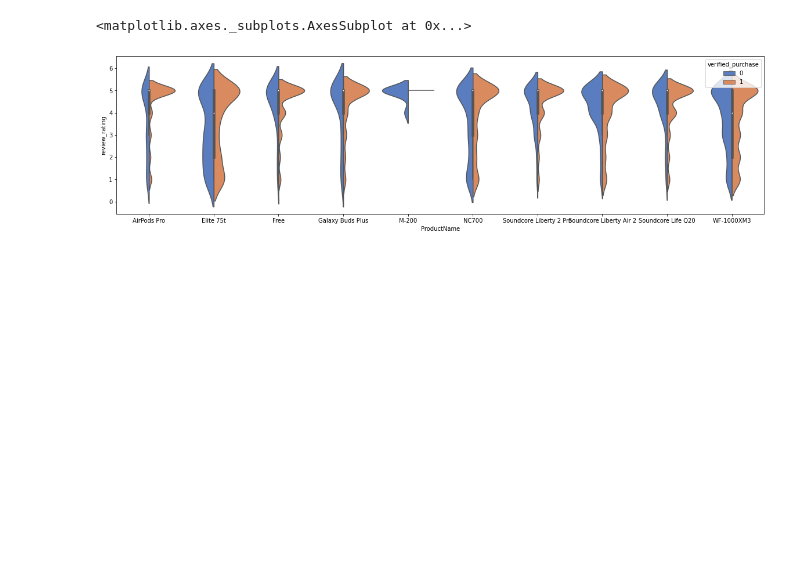
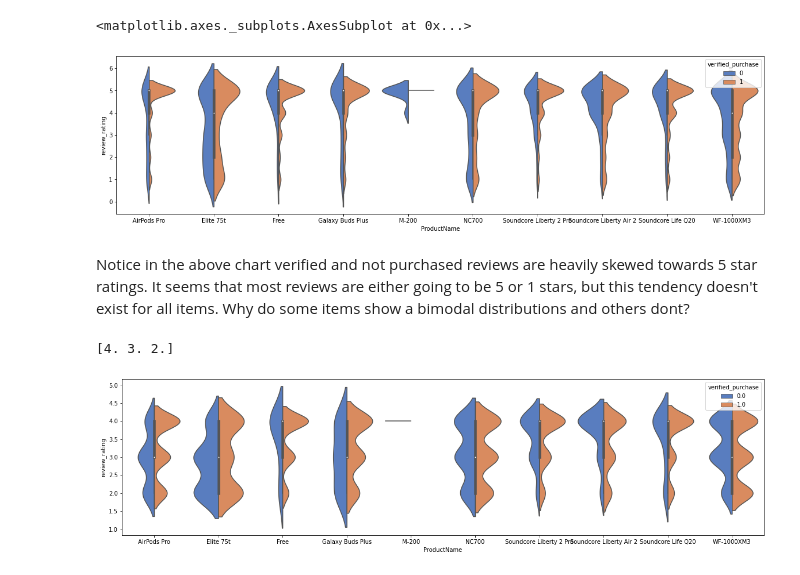
Before and after one commit to datascientistlin/AmazonReviewAnalysis, a Jupyter notebook: Amzn_Reviews_Explorations.ipynb, the cells around one changed output. Cells and saved outputs as stored; diff of their text form; code cells hidden in the pictures; blank space fills up the shorter version.

```diff
--- a/Amzn_Reviews_Explorations.ipynb
+++ b/Amzn_Reviews_Explorations.ipynb
@@ -63,3 +70,18 @@ sns.violinplot(x="ProductName", y="review_rating", hue="verified_purchase",
 # %% [output]
 <matplotlib.axes._subplots.AxesSubplot at 0x...>
 [figure]
+# %% [markdown]
+Notice in the above chart verified and not purchased reviews are heavily skewed towards 5 star ratings. It seems that most reviews are either going to be 5 or 1 stars, but this tendency doesn't exist for all items. Why do some items show a bimodal distributions and others dont?
+# %%
+# Let's exclude the 5 and 1 star ratings and see what the violin plot looks like...
+
+filtered_df  = amzn_df.where( (amzn_df['review_rating'] != 5) & (amzn_df['review_rating'] != 1)).dropna()
+plt.figure(figsize=(20,5))
+plt.title = 'Distribution of reviews between purchases and not purchased'
+sns.violinplot(x="ProductName", y="review_rating", hue="verified_purchase",
+                    data=filtered_df, palette="muted", split=True)
+
+print(filtered_df['review_rating'].unique())
+# %% [output]
+[4. 3. 2.]
+[figure, added]
```
Also changed, not shown: parts of 4 cells of this notebook.
